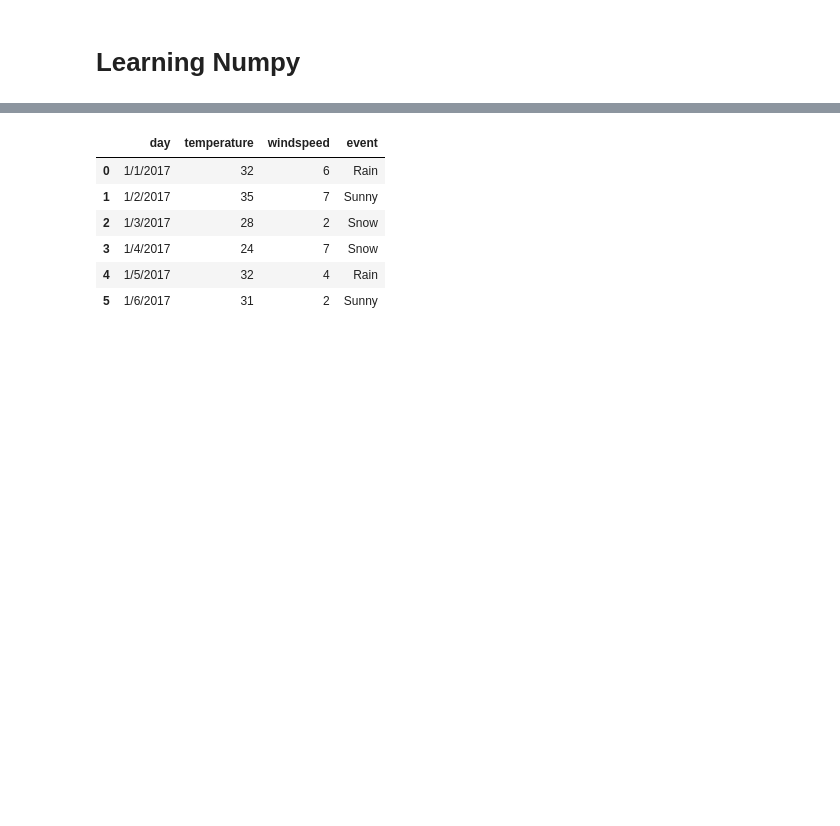
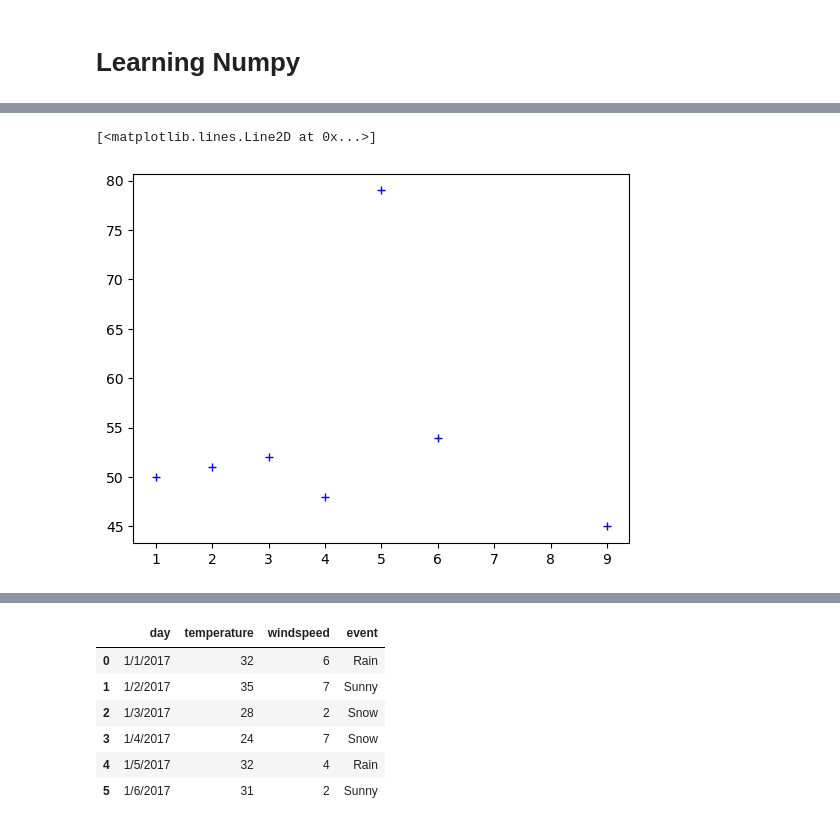
Before and after one commit to nomankhokhar/data_science_learning, a Jupyter notebook: main.ipynb, the cells around one changed output, grey strips where cells are left out. Drawn from its saved outputs; the diff is of its cells as text; code cells hidden in the pictures; blank space fills up the shorter version.

```diff
--- a/main.ipynb
+++ b/main.ipynb
@@ -603,0 +604,6 @@ Text(0.5, 1.0, 'Temperature')
+# %%
+# Marker is Point where intersection is called
+plt.plot(x,y, color='blue', marker='+', linestyle='')
+# %% [output]
+[<matplotlib.lines.Line2D at 0x...>]
+[figure, added]
```
Also changed, not shown: parts of 20 cells of this notebook.
